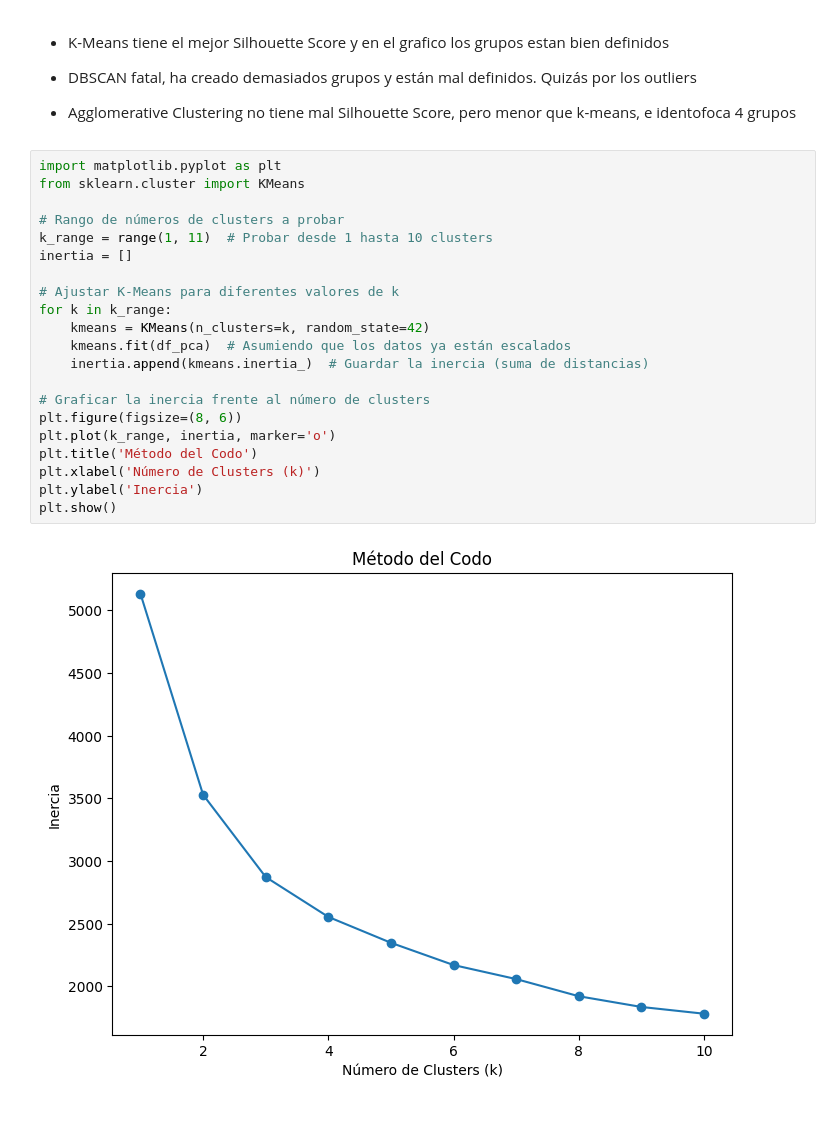
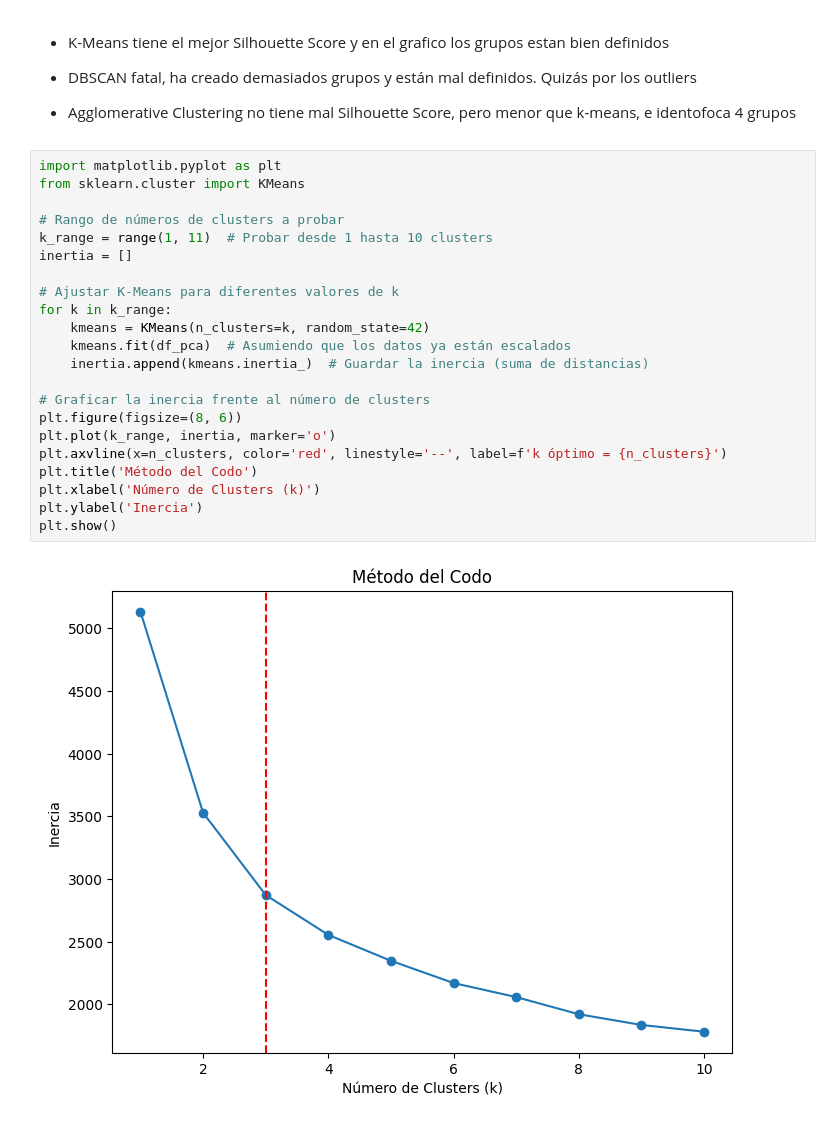
Before and after one commit to patrii10/ML_Customer_Segmentation, a Jupyter notebook: src/notebooks/clusterizacion_prueba.ipynb, the cells around one changed output. Cells and saved outputs as stored; diff of their text form.

```diff
--- a/src/notebooks/clusterizacion_prueba.ipynb
+++ b/src/notebooks/clusterizacion_prueba.ipynb
@@ -228,23 +228,24 @@ plt.show()
 # %%
 import matplotlib.pyplot as plt
 from sklearn.cluster import KMeans
 
 # Rango de números de clusters a probar
 k_range = range(1, 11)  # Probar desde 1 hasta 10 clusters
 inertia = []
 
 # Ajustar K-Means para diferentes valores de k
 for k in k_range:
     kmeans = KMeans(n_clusters=k, random_state=42)
     kmeans.fit(df_pca)  # Asumiendo que los datos ya están escalados
     inertia.append(kmeans.inertia_)  # Guardar la inercia (suma de distancias)
 
 # Graficar la inercia frente al número de clusters
 plt.figure(figsize=(8, 6))
 plt.plot(k_range, inertia, marker='o')
+plt.axvline(x=n_clusters, color='red', linestyle='--', label=f'k óptimo = {n_clusters}')
 plt.title('Método del Codo')
 plt.xlabel('Número de Clusters (k)')
 plt.ylabel('Inercia')
 plt.show()
 # %% [output]
-[figure, old version]
+[figure, new version]
```
Also changed, not shown: parts of 5 cells of this notebook.
